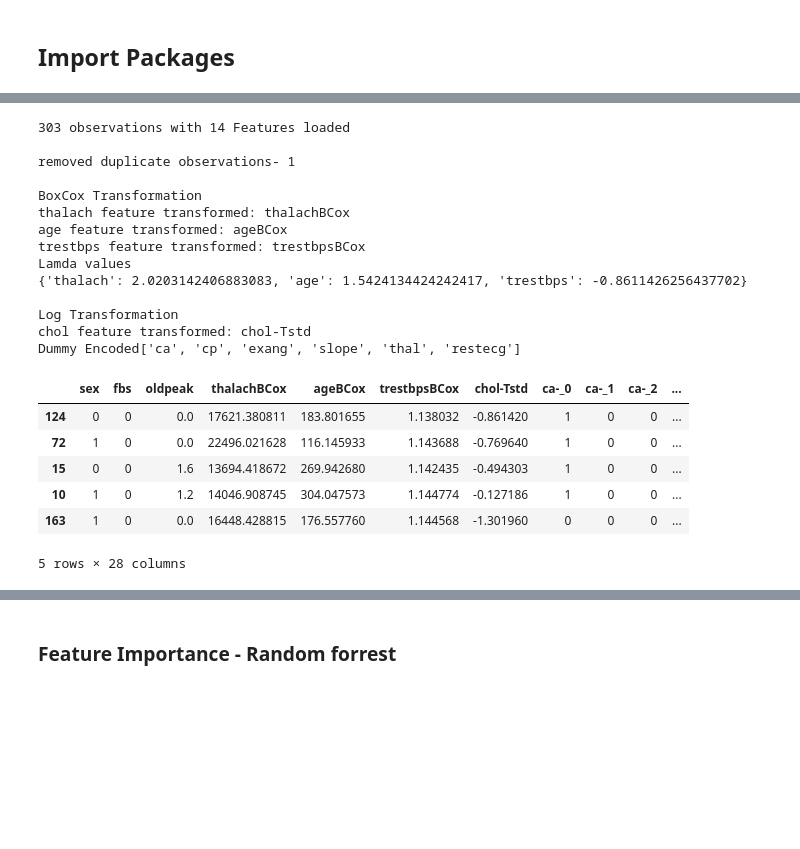
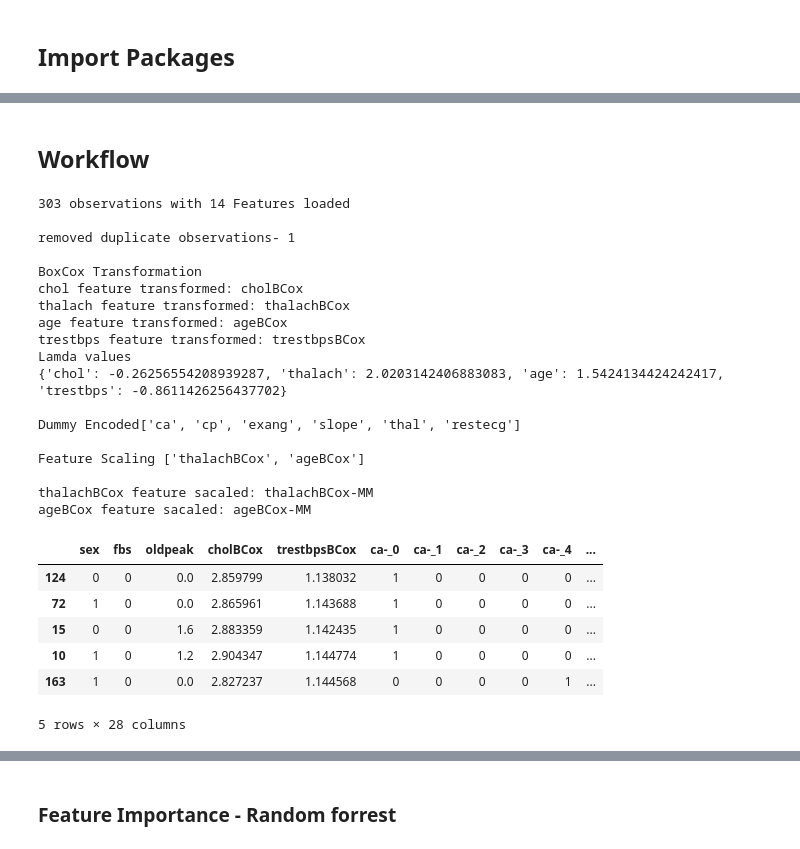
Before and after one commit to muthuv11/Heart-Disease-UCI, a Jupyter notebook: DataModel - Heart-Disease-UCI.ipynb, the cells around one changed output, grey strips where cells are left out. Drawn from its saved outputs; the diff is of its cells as text; code cells hidden in the pictures; blank space fills up the shorter version.

```diff
--- a/DataModel - Heart-Disease-UCI.ipynb
+++ b/DataModel - Heart-Disease-UCI.ipynb
@@ -71,16 +72,17 @@ class Data:
 # %%
 class Transformation:
-    def __init__(self,dataset,col_logT,col_boxCoxT,categorical_cols, for_prediction):
+    def __init__(self,dataset,col_logT,col_boxCoxT,categorical_cols,scale_cols, for_prediction):
         self.dataset = dataset
         self.for_prediction = for_prediction
         self.col_logT = list(col_logT)
         self.col_boxCoxT = list(col_boxCoxT)
         self.categorical_cols = list(categorical_cols)
+        self.scale_cols =list(scale_cols)
         self.ColLambda ={}
         self.__applyFeatureTransformation()
 
 
-    def _storeTransLamda(self, colname,lamda):
+    def _storeTransLamda(self, colname,lamda): # store Lambda from transformation to fit Test/Prediction data
         self.ColLambda.update({colname:lamda})
         pass
 
@@ -96,19 +98,26 @@ class Transformation:
             print(colname +' feature transformed: '+newcol)
             self._storeTransLamda(colname,fitted_lambda)
 
-    def _applyStandardization(self,colname):
+    def _applyStandardization(self,colname): # Feature Standardization
         newcol=colname+'-Tstd'
         self.dataset[newcol] = preproc.StandardScaler().fit_transform(self.dataset[[colname]])
         self.dataset.drop(columns = colname,inplace =True)
         print(colname +' feature transformed: '+newcol)
 
-    def _dummyEncode_category(self, colname): #Dummy Encode Categorical features
+    def _dummyEncode_category(self, colname): # Dummy Encode Categorical features
         newcol = colname+'-'
         DS_dummytype = pd.get_dummies(self.dataset[colname],prefix=newcol)
         self.dataset= pd.concat((self.dataset,DS_dummytype),axis=1)
         self.dataset = self.dataset.drop(columns=colname,axis=1)
 
-    def __applyFeatureTransformation()
+    def _MinMax_scaling(self,colname):
+        newcol=colname+'-MM'
+        self.dataset[newcol] = preproc.minmax_scale(self.dataset[[colname]])
+        print(colname +' feature sacaled: '+newcol)
+        self.dataset = self.dataset.drop(columns=colname,axis=1)
+
+
+    def __applyFeatureTransformation(self):
         if self.col_boxCoxT:
             print('BoxCox Transformation')
             for colname in col_boxCoxT:
@@ -125,6 +134,12 @@ class Transformation:
             for colname in categorical_cols:
                 self._dummyEncode_category(colname)
 
+        if self.scale_cols:#Min-Max Scaling
+            print('Feature Scaling '+ str(scale_cols) + ' \n')
+            for colname in scale_cols:
+                self._MinMax_scaling(colname)
+
+
 
 #apply_standardization(DS,'thalachBCox',keepexistingcol = False)
 
@@ -135,42 +148,49 @@ SyntaxError: invalid syntax (<ipython-input-181-9cb59f0a3f59>, line 40)
+# %% [markdown]
+## Workflow
 # %%
 # data load
 path = "D:/Datasets/HeartDiseaseUCI/heart-disease-uci"
 file ='heart.csv'
 
 numeric_cols = ['age','chol','oldpeak','trestbps','thalach']
 categorical_cols = ['ca','cp','exang','slope','thal','restecg']
 boolean_cols = ['exang','fbs','sex']
 target_col = ['target']
+scale_cols = ['thalachBCox','ageBCox']
 
 data = Data(path,file,categorical_cols, numeric_cols, boolean_cols,target_col,for_prediction=0)
 train_set,test_set,train_target,test_target = data._splitdata()
 
 # Normalize the train features - apply tansformations
-col_logT= ['chol']
-col_boxCoxT= ['thalach','age','trestbps']
+col_logT= []
+col_boxCoxT= ['chol','thalach','age','trestbps']
 
-trainsetobj = Transformation(train_set,col_logT,col_boxCoxT,categorical_cols,for_prediction = False)
+trainsetobj = Transformation(train_set,col_logT,col_boxCoxT,categorical_cols,scale_cols,for_prediction = False)
 transformedset =  trainsetobj._returnTransformation()
 transformedset.head()
 # %% [output]
 303 observations with 14 Features loaded
 
 removed duplicate observations- 1
 
 BoxCox Transformation
+chol feature transformed: cholBCox
 thalach feature transformed: thalachBCox
 age feature transformed: ageBCox
 trestbps feature transformed: trestbpsBCox
 Lamda values
-{'thalach': 2.0203142406883083, 'age': 1.5424134424242417, 'trestbps': -0.8611426256437702}
+{'chol': -0.26256554208939287, 'thalach': 2.0203142406883083, 'age': 1.5424134424242417, 'trestbps': -0.8611426256437702}
 
-Log Transformation
-chol feature transformed: chol-Tstd
 Dummy Encoded['ca', 'cp', 'exang', 'slope', 'thal', 'restecg']
+
+Feature Scaling ['thalachBCox', 'ageBCox']
+
+thalachBCox feature sacaled: thalachBCox-MM
+ageBCox feature sacaled: ageBCox-MM
-|  | sex | fbs | oldpeak | thalachBCox | ageBCox | trestbpsBCox | chol-Tstd | ca-_0 | ca-_1 | ca-_2 | ... |
-| 124 | 0 | 0 | 0.0 | 17621.380811 | 183.801655 | 1.138032 | -0.861420 | 1 | 0 | 0 | ... |
-| 72 | 1 | 0 | 0.0 | 22496.021628 | 116.145933 | 1.143688 | -0.769640 | 1 | 0 | 0 | ... |
-| 15 | 0 | 0 | 1.6 | 13694.418672 | 269.942680 | 1.142435 | -0.494303 | 1 | 0 | 0 | ... |
-| 10 | 1 | 0 | 1.2 | 14046.908745 | 304.047573 | 1.144774 | -0.127186 | 1 | 0 | 0 | ... |
-| 163 | 1 | 0 | 0.0 | 16448.428815 | 176.557760 | 1.144568 | -1.301960 | 0 | 0 | 0 | ... |
+|  | sex | fbs | oldpeak | cholBCox | trestbpsBCox | ca-_0 | ca-_1 | ca-_2 | ca-_3 | ca-_4 | ... |
+| 124 | 0 | 0 | 0.0 | 2.859799 | 1.138032 | 1 | 0 | 0 | 0 | 0 | ... |
+| 72 | 1 | 0 | 0.0 | 2.865961 | 1.143688 | 1 | 0 | 0 | 0 | 0 | ... |
+| 15 | 0 | 0 | 1.6 | 2.883359 | 1.142435 | 1 | 0 | 0 | 0 | 0 | ... |
+| 10 | 1 | 0 | 1.2 | 2.904347 | 1.144774 | 1 | 0 | 0 | 0 | 0 | ... |
+| 163 | 1 | 0 | 0.0 | 2.827237 | 1.144568 | 0 | 0 | 0 | 0 | 1 | ... |
 5 rows × 28 columns
```
Also changed, not shown: parts of 7 cells of this notebook.
